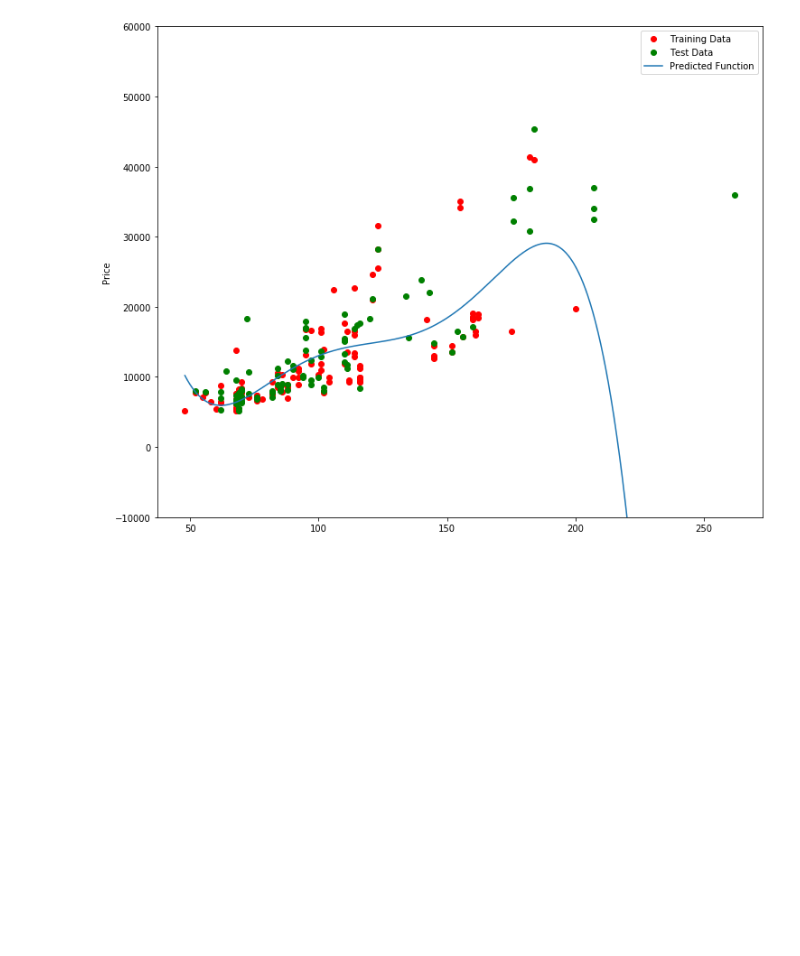
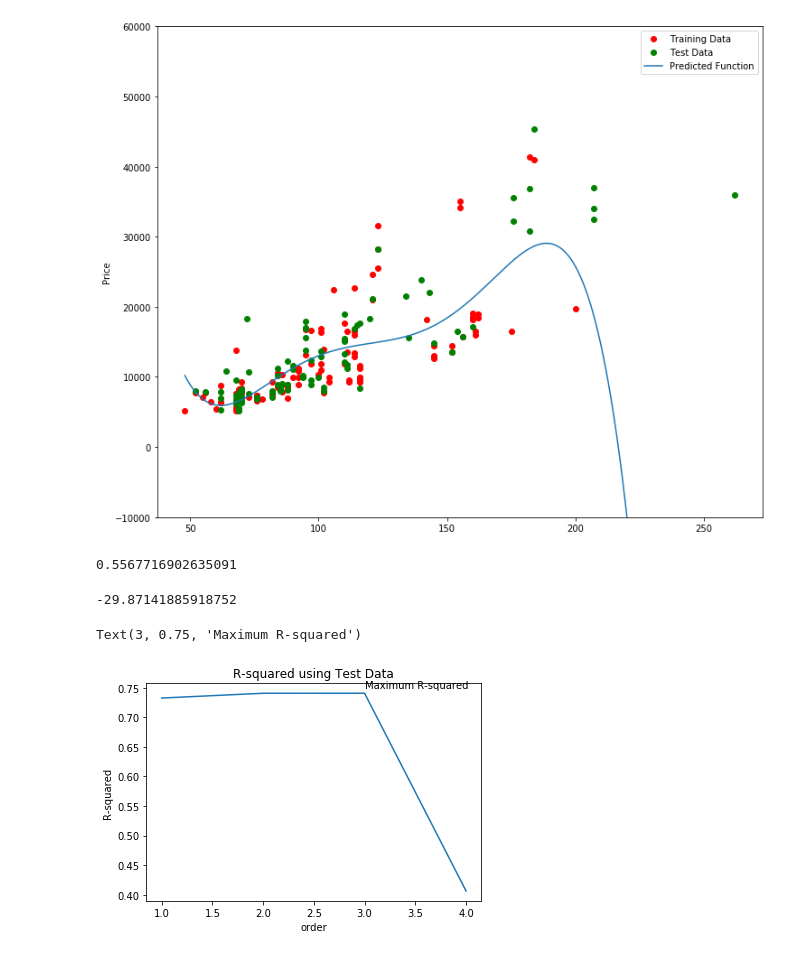
Before and after one commit to alexYamaoka/used_cars_data_analysis, a Jupyter notebook: Module 5 Model Evaluation and Refinement.ipynb, the cells around one changed output. Drawn from its saved outputs; the diff is of its cells as text; code cells hidden in the pictures; blank space fills up the shorter version.

Commit message:
created graph for different order polynomials

```diff
--- a/Module 5 Model Evaluation and Refinement.ipynb
+++ b/Module 5 Model Evaluation and Refinement.ipynb
@@ -360,3 +360,15 @@ PollyPlot(x_train[["horsepower"]], x_test[["horsepower"]], y_train, y_test, poly
 #  blue = model prediction
 
 # around 200 horsepower, the function begins to diverge from the data points
+# %%
+#  R-squared of training data
+
+poly.score(x_train_pr, y_train)
+# %% [output]
+0.5567716902635091
+# %%
+#  R-squared of test data
+
+poly.score(x_test_pr, y_test)
+# %% [output]
+-29.87141885918752
@@ -362,0 +383,24 @@ PollyPlot(x_train[["horsepower"]], x_test[["horsepower"]], y_train, y_test, poly
+# %%
+Rsqu_test = []
+
+order = [1, 2, 3, 4]
+
+for n in order:
+    pr = PolynomialFeatures(degree=n)
+
+    x_train_pr = pr.fit_transform(x_train[["horsepower"]])
+    x_test_pr = pr.fit_transform(x_test[["horsepower"]])
+
+    lr.fit(x_train_pr, y_train)
+
+    Rsqu_test.append(lr.score(x_test_pr, y_test))
+
+
+plt.plot(order, Rsqu_test)
+plt.xlabel("order")
+plt.ylabel("R-squared")
+plt.title("R-squared using Test Data")
+plt.text(3, 0.75, "Maximum R-squared")
+# %% [output]
+Text(3, 0.75, 'Maximum R-squared')
+[figure, added]
```
Also changed, not shown: parts of 2 cells of this notebook.
